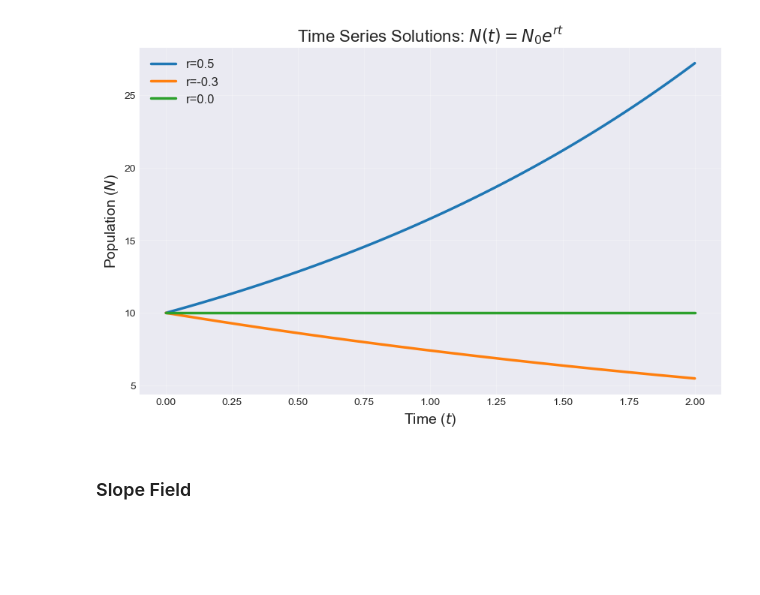
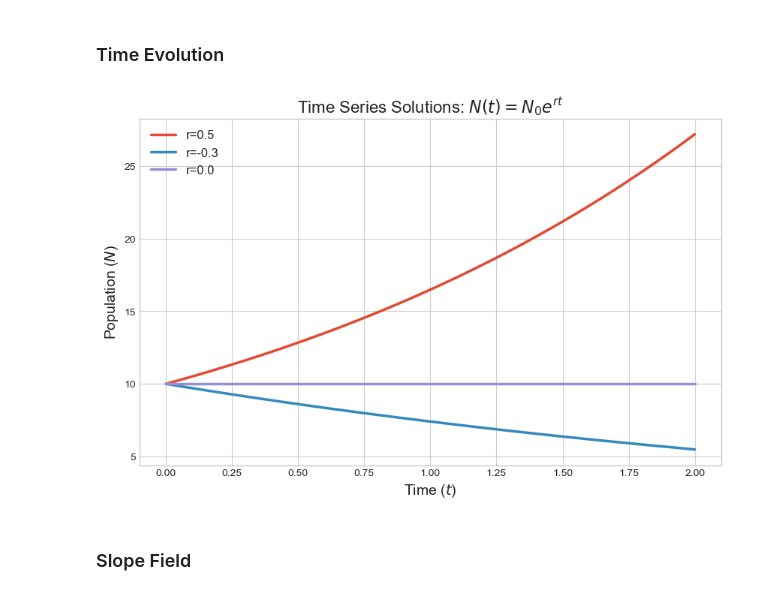
Before and after one commit to musabbirsammak/biological-modelling-with-python, a Jupyter notebook: 1-Malthusian-Growth.ipynb, the cells around one changed output. Cells and saved outputs as stored; diff of their text form; code cells hidden in the pictures; blank space fills up the shorter version.

```diff
--- a/1-Malthusian-Growth.ipynb
+++ b/1-Malthusian-Growth.ipynb
@@ -31,33 +44,34 @@ import numpy as np
 import matplotlib.pyplot as plt
 from scipy.integrate import odeint
 
-plt.style.use('seaborn-v0_8-darkgrid')
+plt.style.use('seaborn-v0_8-whitegrid')
 # %%
-def malthusian_model(N, t, r):
+def malthusian_model(N: float, t: float, r: float) -> float:
     """
     dN/dt = r * N
     """
     return r * N
+# %% [markdown]
+### Time Evolution
 # %%
 t = np.linspace(0, 2, 100)   # Time steps from 0 to 2
 N0 = 10                      # Initial population
 r_values = [0.5, -0.3, 0.0]  # Different growth rates: Positive, Negative, Zero
 
 fig, ax = plt.subplots(figsize=(10, 6))
 
 for r in r_values:
     N_t = odeint(malthusian_model, N0, t, args=(r,))
     ax.plot(t, N_t, linewidth=2.5, label=f"r={r}")
 
 ax.set_title('Time Series Solutions: $N(t) = N_0 e^{rt}$', fontsize=16)
 ax.set_xlabel('Time ($t$)', fontsize=14)
 ax.set_ylabel('Population ($N$)', fontsize=14)
 ax.legend(fontsize=12)
-ax.grid(True, alpha=0.3)
-
+ax.grid(True)
 plt.show()
 # %% [output]
-[figure, old version]
+[figure, new version]
 # %% [markdown]
 ### Slope Field
 # %%
```
Also changed, not shown: parts of 2 cells of this notebook.
